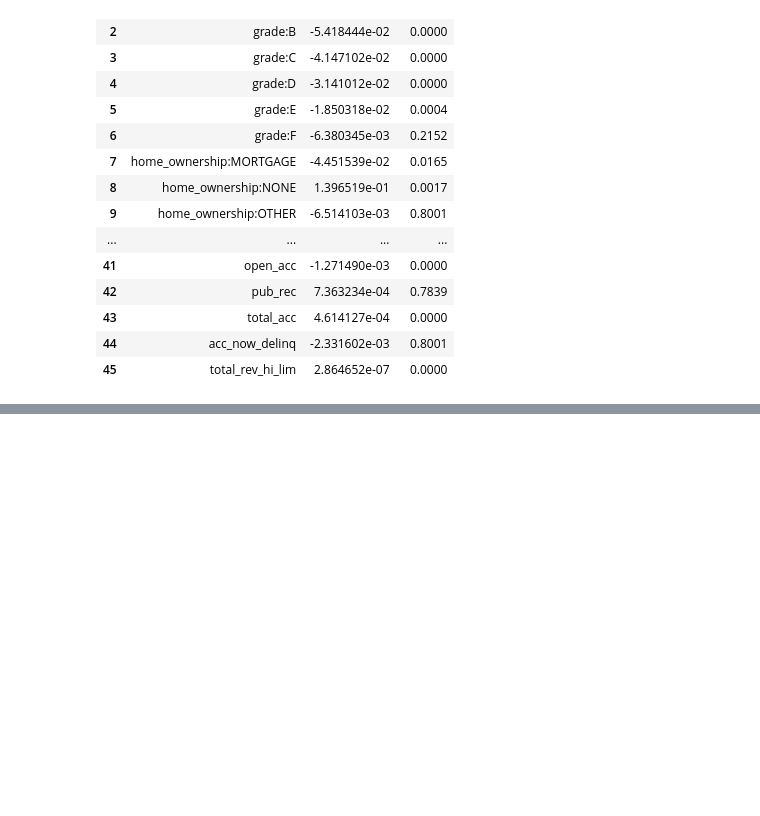
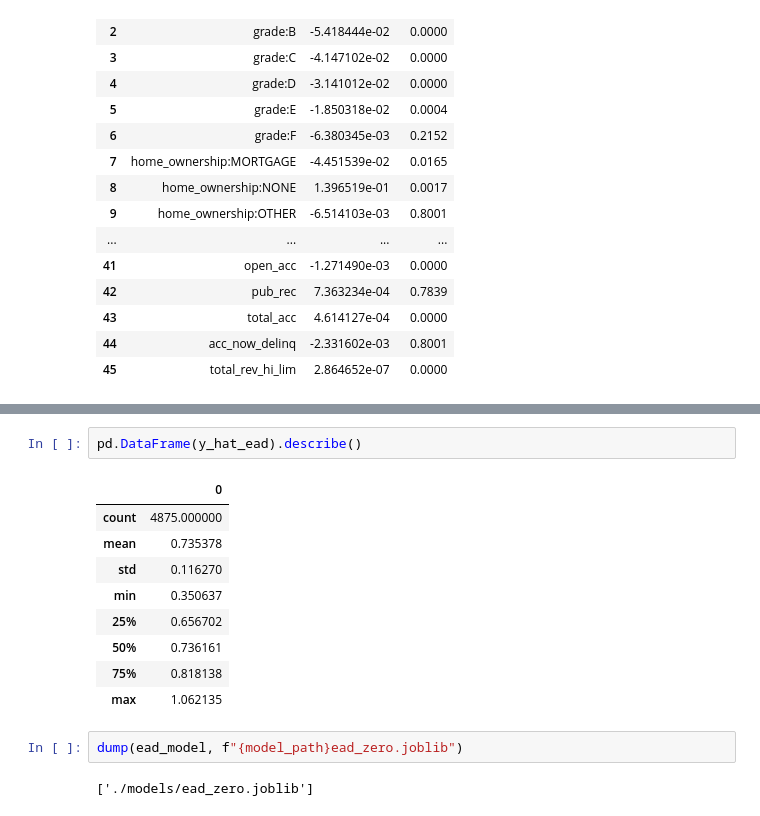
Before and after one commit to pvsnp9/credit-risk-modelling, a Jupyter notebook: lgd_model_zero.ipynb, the cells around one changed output, grey strips where cells are left out. Drawn from its saved outputs; the diff is of its cells as text; blank space fills up the shorter version.

```diff
--- a/lgd_model_zero.ipynb
+++ b/lgd_model_zero.ipynb
@@ -551,0 +618,16 @@ sns.displot(boxcox(lr_data_copy.loc[lr_data_copy['recovery_rate_0_1'] == 1]['rec
+# %%
+pd.DataFrame(y_hat_ead).describe()
+# %% [output]
+|  | 0 |
+| count | 4875.000000 |
+| mean | 0.735378 |
+| std | 0.116270 |
+| min | 0.350637 |
+| 25% | 0.656702 |
+| 50% | 0.736161 |
+| 75% | 0.818138 |
+| max | 1.062135 |
+# %%
+dump(ead_model, f"{model_path}ead_zero.joblib")
+# %% [output]
+['./models/ead_zero.joblib']
```
Also changed, not shown: parts of 12 cells of this notebook.
